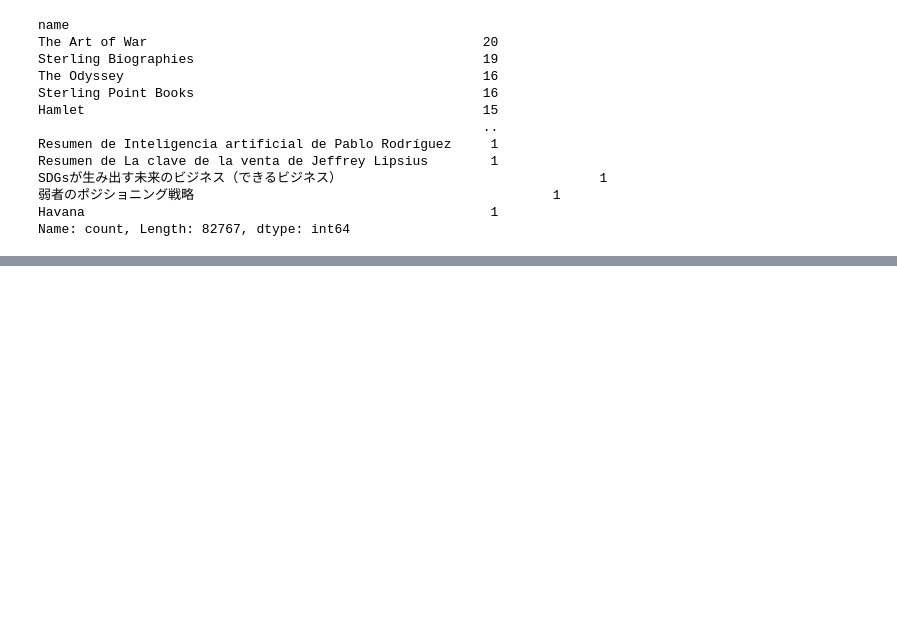
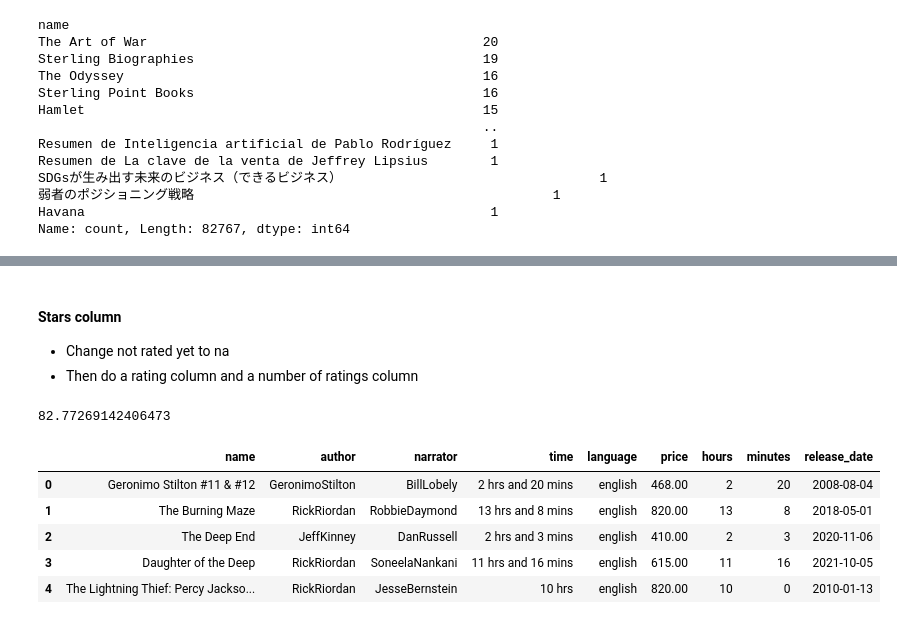
Before and after one commit to Alex-Drysdale/Projects_portfolio, a Jupyter notebook: EDA project/Audible_dataset/processing.ipynb, the cells around one changed output, grey strips where cells are left out. Drawn from its saved outputs; the diff is of its cells as text; code cells hidden in the pictures; blank space fills up the shorter version.

Commit message:
processing stars (dropped)

```diff
--- a/EDA project/Audible_dataset/processing.ipynb
+++ b/EDA project/Audible_dataset/processing.ipynb
@@ -273,3 +270,22 @@ df[df.name.str.contains('the art of war', case=False, na=False)]
 | 41545 | The Art of War | SunTzu | MikeVendetti | 1 hr and 12 mins | english | Not rated yet | 286.00 | 1 | 12 | 2020-03-13 |
 | 58925 | Wealth and Wisdom Classics: Think... | NapoleonHill,WallaceD.Wattles,SunTzu | ErikSynnestvedt,KevinT.Noris,DonH... | 18 hrs and 11 mins | english | 5 out of 5 stars1 rating | 703.00 | 18 | 11 | 2012-01-04 |
 | 65687 | The Art of War | SunTzu | PaulSpera | 1 hr and 8 mins | english | Not rated yet | 233.00 | 1 | 8 | 2018-02-21 |
+# %% [markdown]
+#### Stars column
+* Change not rated yet to na
+* Then do a rating column and a number of ratings column
+# %%
+df['stars'] = df['stars'].replace("Not rated yet", np.nan)  # Change 'Not rated yet' to NaN
+#check percentage of Nan in stars
+print(df['stars'].isna().mean() * 100)  # Percentage of NaN values in the stars column
+# remove stars column
+df.drop(columns=['stars'], inplace=True)  # Drop the stars column
+df.head()
+# %% [output]
+82.77269142406473
+|  | name | author | narrator | time | language | price | hours | minutes | release_date |
+| 0 | Geronimo Stilton #11 & #12 | GeronimoStilton | BillLobely | 2 hrs and 20 mins | english | 468.00 | 2 | 20 | 2008-08-04 |
+| 1 | The Burning Maze | RickRiordan | RobbieDaymond | 13 hrs and 8 mins | english | 820.00 | 13 | 8 | 2018-05-01 |
+| 2 | The Deep End | JeffKinney | DanRussell | 2 hrs and 3 mins | english | 410.00 | 2 | 3 | 2020-11-06 |
+| 3 | Daughter of the Deep | RickRiordan | SoneelaNankani | 11 hrs and 16 mins | english | 615.00 | 11 | 16 | 2021-10-05 |
+| 4 | The Lightning Thief: Percy Jackso... | RickRiordan | JesseBernstein | 10 hrs | english | 820.00 | 10 | 0 | 2010-01-13 |
```
Also changed, not shown: parts of 1 cell of this notebook.
